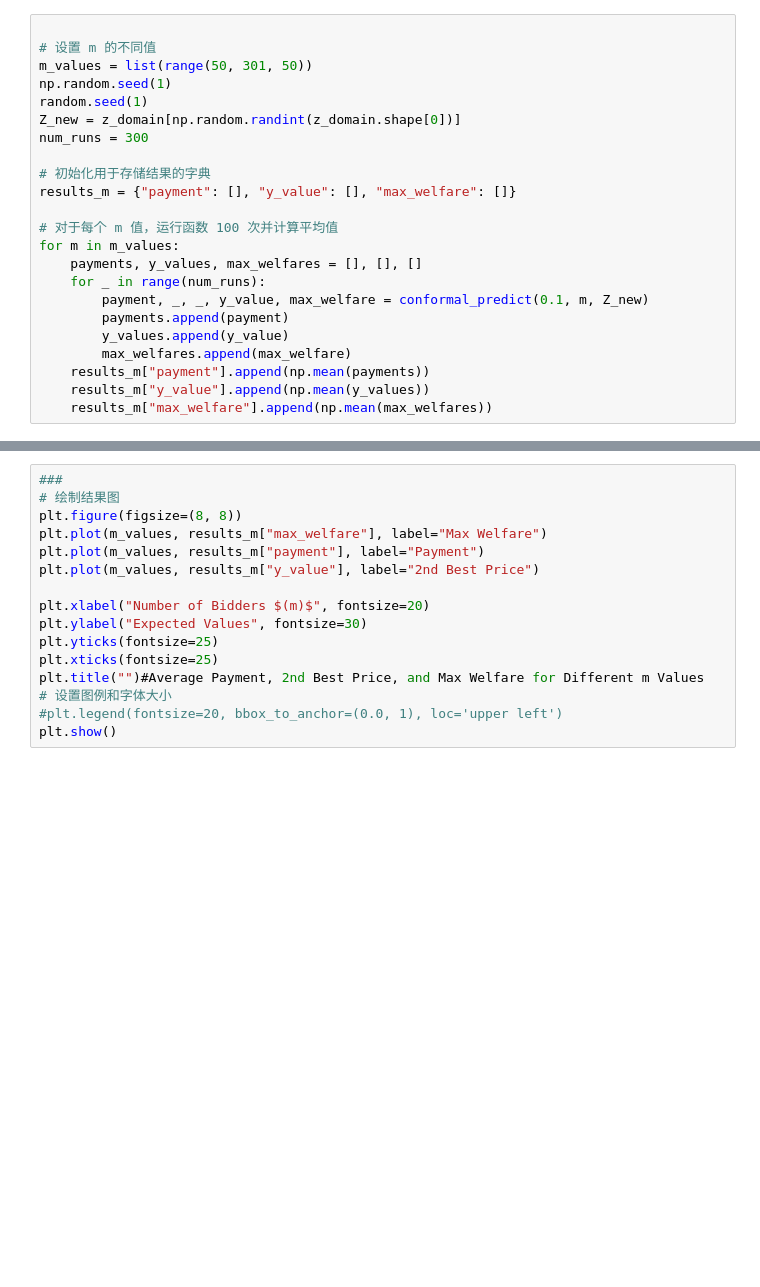
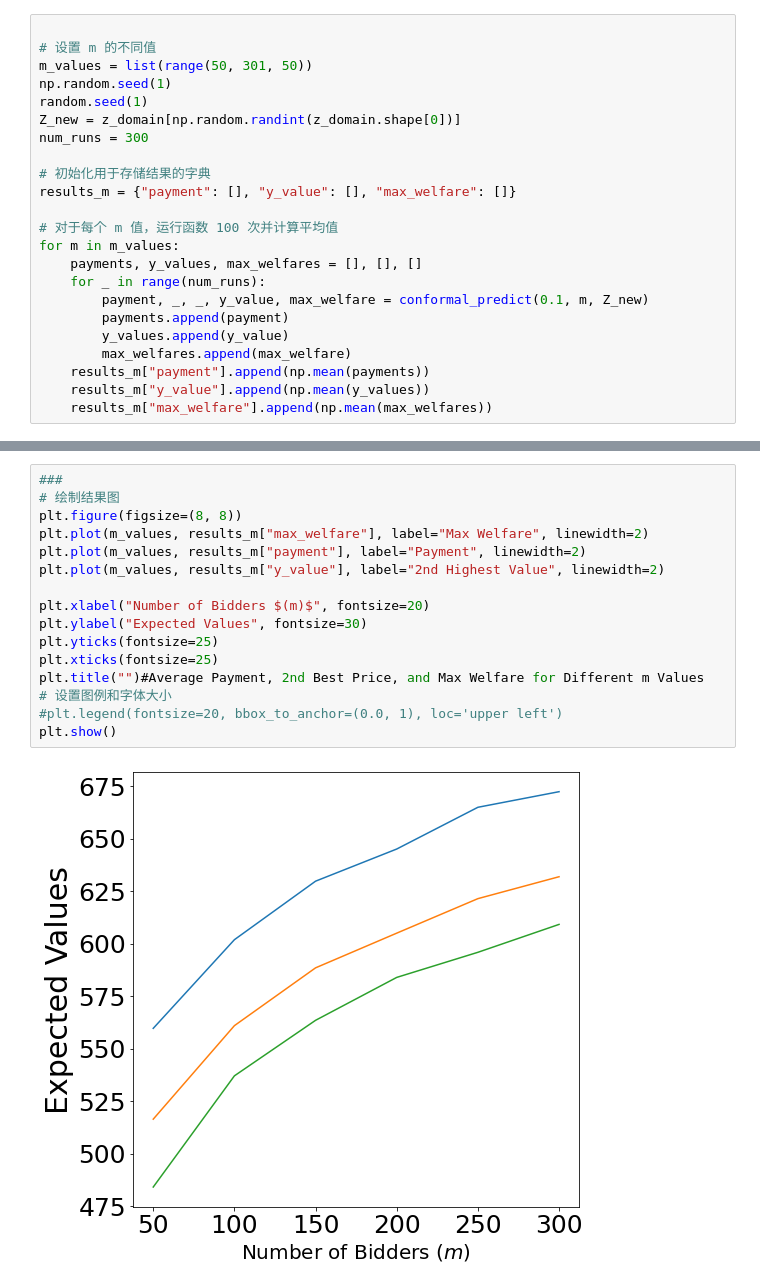
Before and after one commit to JialeHan22/Conformal-Online-Auction-Design, a Jupyter notebook: simulation_high_1.ipynb, the cells around one changed output, grey strips where cells are left out. Cells and saved outputs as stored; diff of their text form; blank space fills up the shorter version.

```diff
--- a/simulation_high_1.ipynb
+++ b/simulation_high_1.ipynb
@@ -538,16 +610,18 @@ for m in m_values:
 # %%
 ###
 # 绘制结果图
 plt.figure(figsize=(8, 8))
-plt.plot(m_values, results_m["max_welfare"], label="Max Welfare")
-plt.plot(m_values, results_m["payment"], label="Payment")
-plt.plot(m_values, results_m["y_value"], label="2nd Best Price")
+plt.plot(m_values, results_m["max_welfare"], label="Max Welfare", linewidth=2)
+plt.plot(m_values, results_m["payment"], label="Payment", linewidth=2)
+plt.plot(m_values, results_m["y_value"], label="2nd Highest Value", linewidth=2)
 
 plt.xlabel("Number of Bidders $(m)$", fontsize=20)
 plt.ylabel("Expected Values", fontsize=30)
 plt.yticks(fontsize=25)
 plt.xticks(fontsize=25)
 plt.title("")#Average Payment, 2nd Best Price, and Max Welfare for Different m Values
 # 设置图例和字体大小
 #plt.legend(fontsize=20, bbox_to_anchor=(0.0, 1), loc='upper left')
 plt.show()
+# %% [output]
+[figure, added]
```
Also changed, not shown: parts of 7 cells of this notebook.
